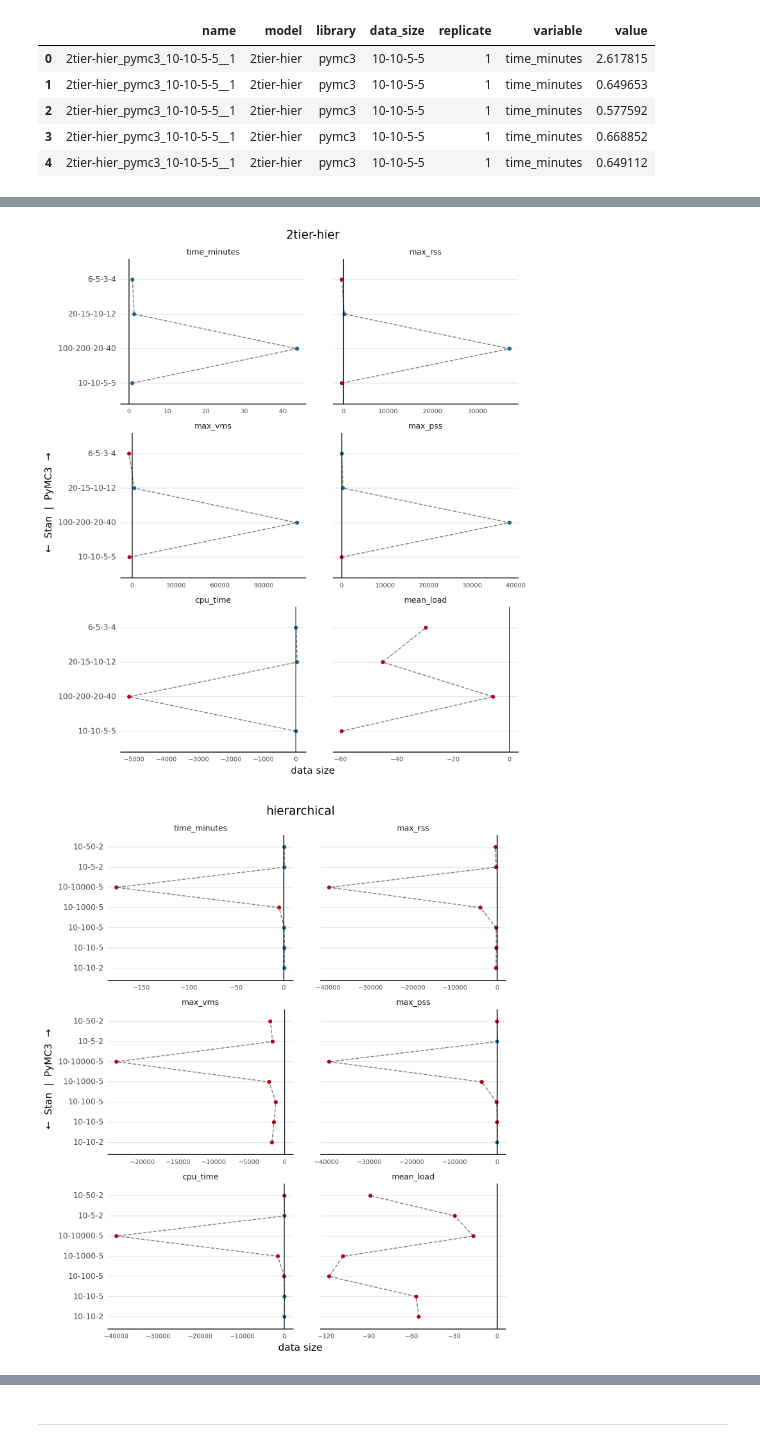
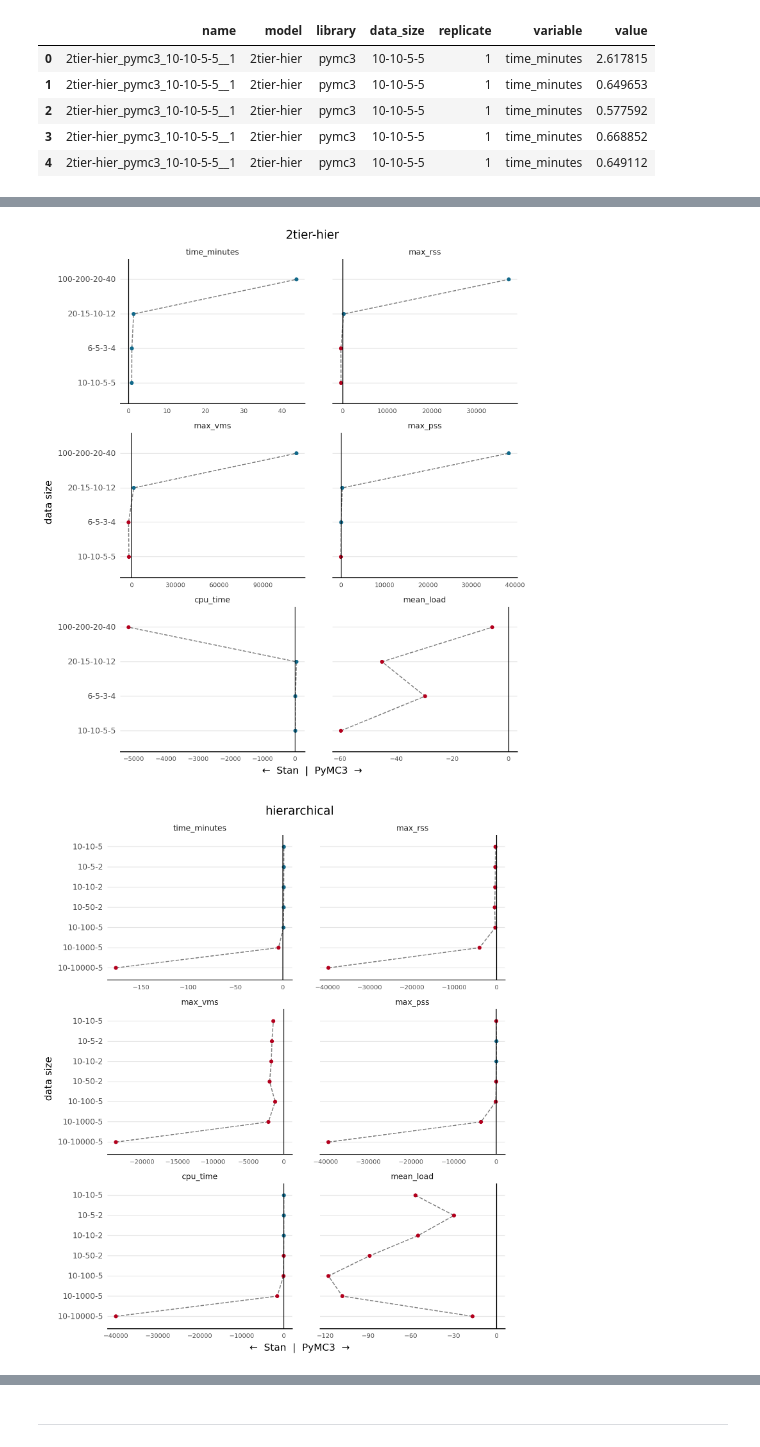
Before and after one commit to jhrcook/pymc3-stan-comparison, a Jupyter notebook: docs/index.ipynb, the cells around one changed output, grey strips where cells are left out. Cells and saved outputs as stored; diff of their text form; code cells hidden in the pictures.

```diff
--- a/docs/index.ipynb
+++ b/docs/index.ipynb
@@ -130,22 +144,8 @@ benchmarks_long.head()
 # %%
-from typing import Sequence
-
-
-def order_data_sizes_by_average_value(df: pd.DataFrame, variable: str) -> pd.DataFrame:
-    x_order = (
-        df.copy()
-        .query(f"variable == '{variable}'")
-        .groupby(["data_size"])["value"]
-        .mean()
-        .reset_index(drop=False)
-        .sort_values("value")["data_size"]
-    )
-    df["data_size"] = pd.Categorical(df["data_size"], categories=x_order, ordered=True)
-    return df
-
-
 dpos = gg.position_dodge(width=0.8)
 jpos = gg.position_jitterdodge(jitter_width=0.2, jitter_height=0, dodge_width=0.8)
+
+_fig_width = {"2tier-hier": 10, "hierarchical": 12}
 
 for model in benchmarks_long.model.unique():
     plot_df = (
@@ -163,7 +163,7 @@ for model in benchmarks_long.model.unique():
         + gg.theme(
             axis_text_x=gg.element_text(size=7),
             subplots_adjust={"wspace": 0.25, "hspace": 0.15},
-            figure_size=(8, 10),
+            figure_size=(_fig_width.get(model, 8), 10),
         )
         + gg.labs(x="data size", y="value", color="library", title=model)
     )
@@ -178,37 +178,46 @@ def model_difference(df):
     )
     return diff
 
 
 benchmarks_diff = (
     benchmarks_long.groupby(["model", "data_size", "variable"])
     .apply(model_difference)
     .reset_index(drop=False)
     .rename(columns={0: "difference_pymc3_stan"})
 )
 
 for model in benchmarks_diff.model.unique():
-    _df = benchmarks_diff.query(f"model == '{model}'").assign(
-        which_lib=lambda d: [
-            "pymc3" if x > 0 else "stan" for x in d.difference_pymc3_stan
-        ]
+    _df = (
+        benchmarks_diff.query(f"model == '{model}'")
+        .assign(
+            which_lib=lambda d: [
+                "pymc3" if x > 0 else "stan" for x in d.difference_pymc3_stan
+            ]
+        )
+        .pipe(
+            order_data_sizes_by_average_value,
+            variable="time_minutes",
+            col="difference_pymc3_stan",
+        )
+        .sort_values("data_size")
     )
     print(
         gg.ggplot(_df, gg.aes(y="data_size", x="difference_pymc3_stan"))
         + gg.facet_wrap("~variable", scales="free_x", ncol=2)
         + gg.geom_path(group=1, linetype="--", size=0.6, alpha=0.5)
         + gg.geom_point(gg.aes(color="which_lib"))
         + gg.geom_vline(xintercept=0)
         + gg.scale_color_manual(values=library_pal)
         + gg.theme(
             figure_size=(8, 10),
             axis_text_x=gg.element_text(size=7),
             subplots_adjust={"wspace": 0.15, "hspace": 0.20},
             axis_line_x=gg.element_line(),
             axis_line_y=gg.element_blank(),
             legend_position="none",
         )
-        + gg.labs(title=model, x="data size", y="←  Stan  |  PyMC3  →")
+        + gg.labs(title=model, x="←  Stan  |  PyMC3  →", y="data size")
     )
 # %% [output]
-[figure, old version]
+[figure, new version]
-[figure, old version]
+[figure, new version]
```
Also changed, not shown: parts of 9 cells of this notebook, 1 other file.
